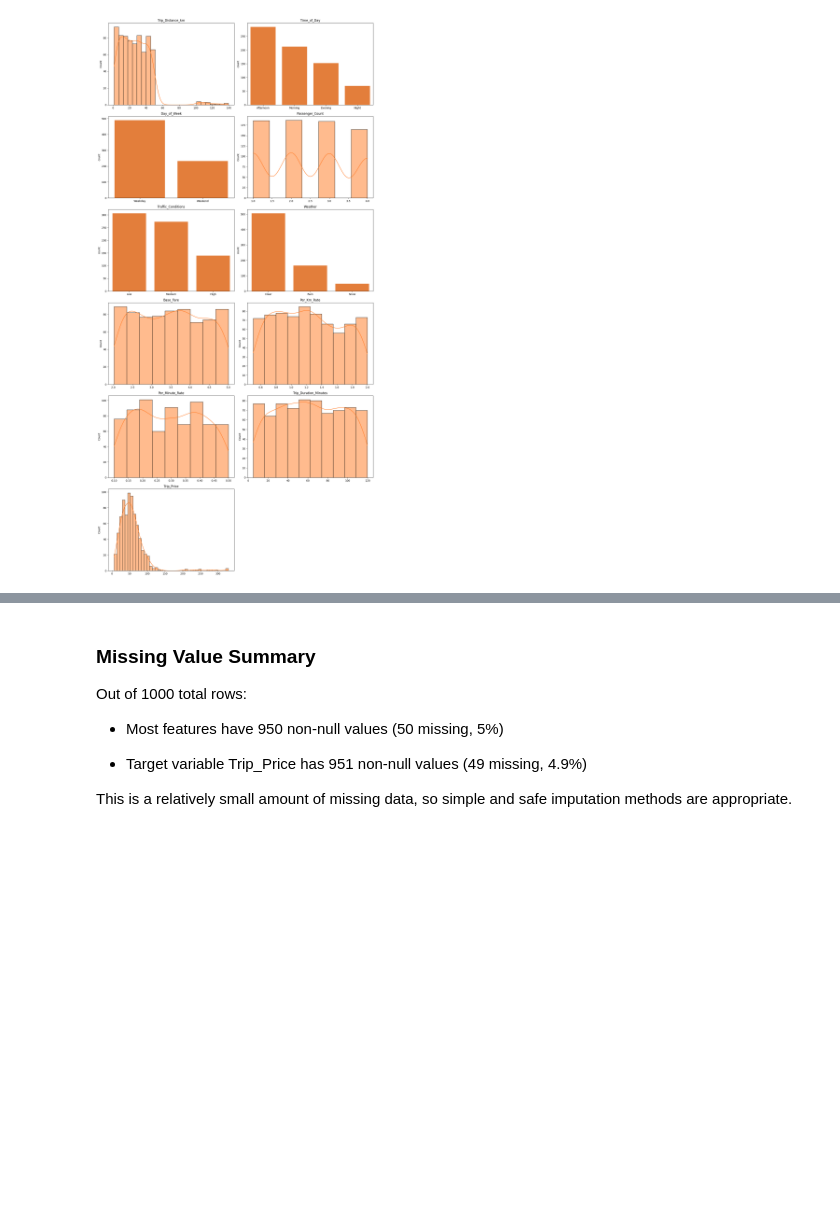
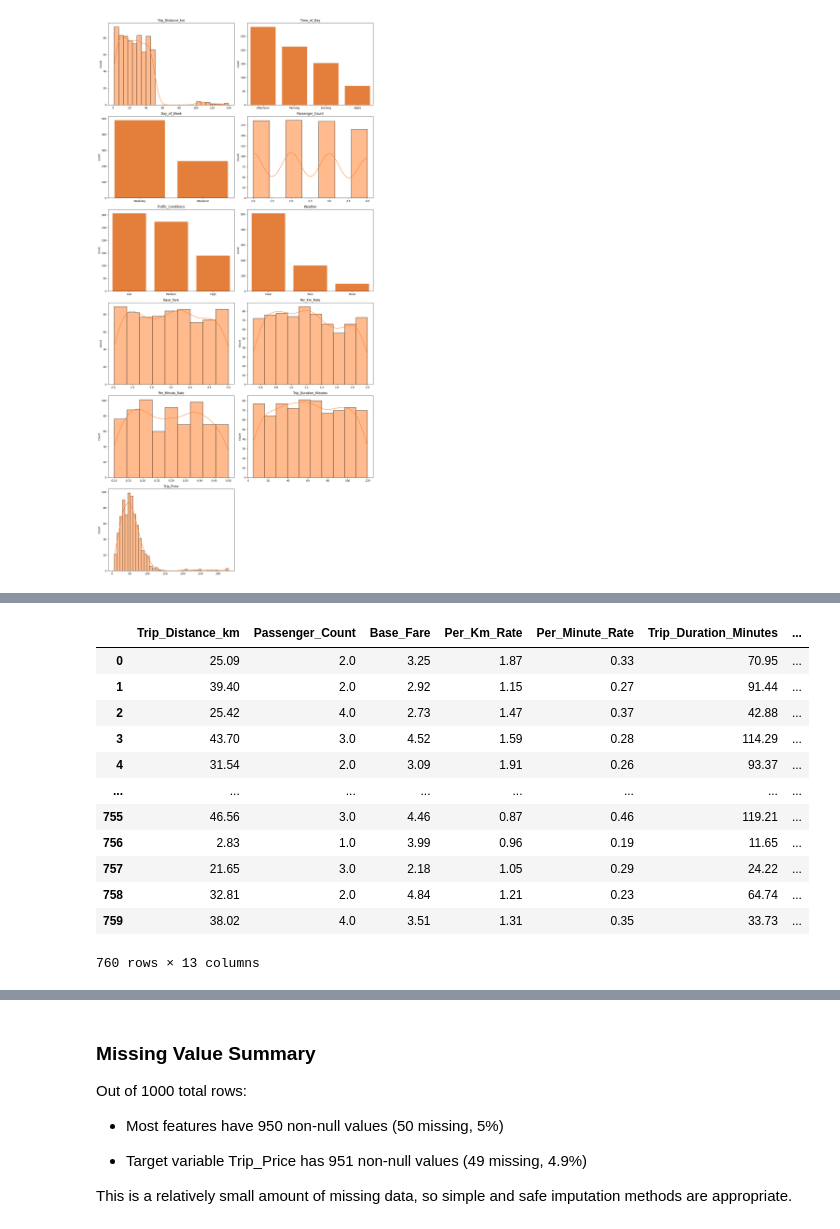
Before and after one commit to Padawan2024/ML-Portfolio, a Jupyter notebook: Supervised_ML/Regression/Predict Taxi Price/Notebooks/Regression Models.ipynb, the cells around one changed output, grey strips where cells are left out. Drawn from its saved outputs; the diff is of its cells as text; code cells hidden in the pictures; blank space fills up the shorter version.

```diff
--- a/Supervised_ML/Regression/Predict Taxi Price/Notebooks/Regression Models.ipynb
+++ b/Supervised_ML/Regression/Predict Taxi Price/Notebooks/Regression Models.ipynb
@@ -164,16 +289,23 @@ numeric_pipeline = Pipeline([
     ('imputer', SimpleImputer(strategy='median'))
 ])
 
-categorical_pipeline = Pipeline([
+ordinal_pipeline = Pipeline([
     ('imputer', SimpleImputer(strategy='most_frequent')),
-    ('encoder', OneHotEncoder(drop='first'))
+    ('encoder', OrdinalEncoder(categories=[['Low','Medium','High']]))
 ])
+
+nominal_pipeline = Pipeline([
+    ('imputer', SimpleImputer(strategy='most_frequent')),
+    ('encoder', OneHotEncoder(drop='first',handle_unknown='ignore'))
+])
 # %%
 ordinal_features = ['Traffic_Conditions']
 nominal_features = ['Weather', 'Time_of_Day', 'Day_of_Week']
 
 preprocessor = ColumnTransformer([
-    ('num', numeric_pipeline, numeric_features),
-    ('ord', OrdinalEncoder(categories=[['Low','Medium','High']]), ordinal_features),
-    ('nom', categorical_pipeline, nominal_features)
-])
+    ('numerical', numeric_pipeline, numerical_col),
+    ('ordinal', ordinal_pipeline, ordinal_features),
+    ('nominal', nominal_pipeline, nominal_features)
+],
+remainder='passthrough'
+)
@@ -181,0 +328,22 @@ preprocessor = ColumnTransformer([
+# %%
+X_processed = preprocessor.fit_transform(X_train)
+
+feature_names = preprocessor.get_feature_names_out()
+feature_names = [name.split("__")[1] for name in feature_names]
+
+X_processed_df = pd.DataFrame(X_processed, columns=feature_names)
+X_processed_df
+# %% [output]
+|  | Trip_Distance_km | Passenger_Count | Base_Fare | Per_Km_Rate | Per_Minute_Rate | Trip_Duration_Minutes | ... |
+| 0 | 25.09 | 2.0 | 3.25 | 1.87 | 0.33 | 70.95 | ... |
+| 1 | 39.40 | 2.0 | 2.92 | 1.15 | 0.27 | 91.44 | ... |
+| 2 | 25.42 | 4.0 | 2.73 | 1.47 | 0.37 | 42.88 | ... |
+| 3 | 43.70 | 3.0 | 4.52 | 1.59 | 0.28 | 114.29 | ... |
+| 4 | 31.54 | 2.0 | 3.09 | 1.91 | 0.26 | 93.37 | ... |
+| ... | ... | ... | ... | ... | ... | ... | ... |
+| 755 | 46.56 | 3.0 | 4.46 | 0.87 | 0.46 | 119.21 | ... |
+| 756 | 2.83 | 1.0 | 3.99 | 0.96 | 0.19 | 11.65 | ... |
+| 757 | 21.65 | 3.0 | 2.18 | 1.05 | 0.29 | 24.22 | ... |
+| 758 | 32.81 | 2.0 | 4.84 | 1.21 | 0.23 | 64.74 | ... |
+| 759 | 38.02 | 4.0 | 3.51 | 1.31 | 0.35 | 33.73 | ... |
+760 rows × 13 columns
```
Also changed, not shown: parts of 14 cells of this notebook.
